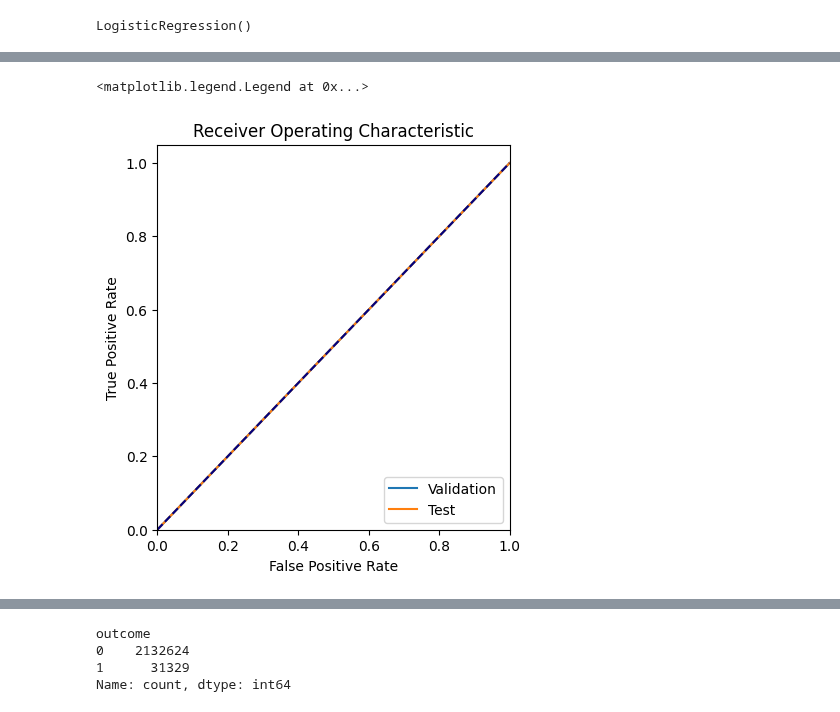
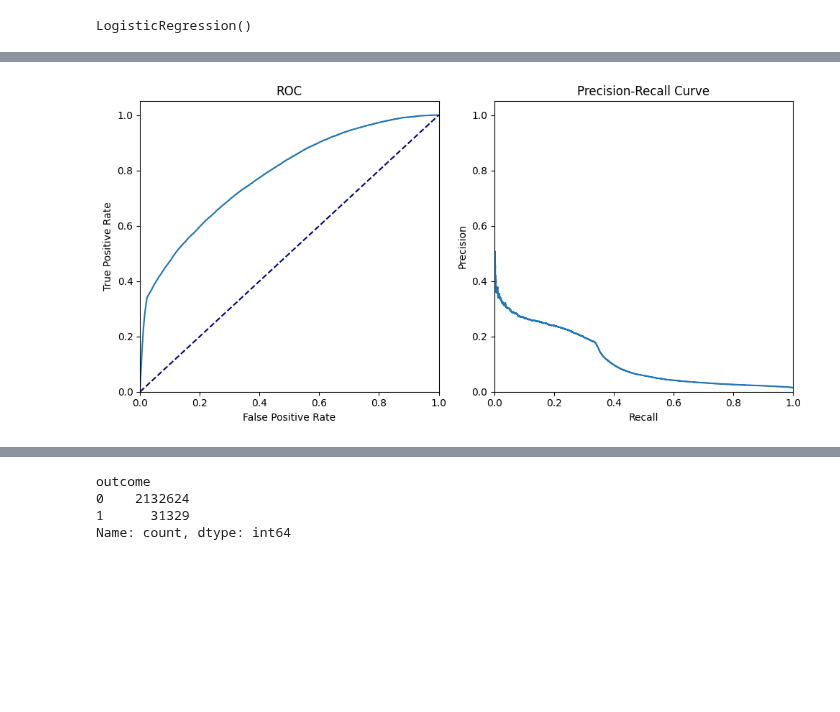
Before and after one commit to dan1dr/zrive-ds, a Jupyter notebook: src/module_3/push_exploration.ipynb, the cells around one changed output, grey strips where cells are left out. Saved outputs shown, nothing was run; the diff lists cells and outputs as text; code cells hidden in the pictures; blank space fills up the shorter version.

```diff
--- a/src/module_3/push_exploration.ipynb
+++ b/src/module_3/push_exploration.ipynb
@@ -215,0 +285,19 @@ LogisticRegression()
+# %%
+from sklearn.preprocessing import StandardScaler
+
+X = final_data.drop(columns='outcome')
+y = final_data['outcome']
+
+# Feature scaler and apply to X data
+scaler = StandardScaler()
+X = scaler.fit_transform(X)
+
+# Split again
+X_train, X_temp, y_train, y_temp = train_test_split(X, y, test_size=0.2, random_state=33)
+X_val, X_test, y_val, y_test = train_test_split(X, y, test_size=0.5, random_state=33)
+
+# Initialize model
+model = LogisticRegression()
+
+# Train
+model.fit(X_train, y_train)
@@ -290,26 +329,33 @@ weighted avg       0.98      0.99      0.98   1081977
 # %%
-from sklearn.metrics import roc_curve, auc, precision_recall_curve
-
 # Calculate probabilities for the positive class
 y_val_probs = model.predict_proba(X_val)[:, 1]
-y_test_probs = model.predict_proba(X_test)[:, 1]
 
 # ROC Curve
 fpr_val, tpr_val, _ = roc_curve(y_val, y_val_probs)
-fpr_test, tpr_test, _ = roc_curve(y_test, y_test_probs)
 
 plt.figure(figsize=(10,5))
 
 plt.subplot(1, 2, 1)
-plt.plot(fpr_val, tpr_val, label='Validation')
-plt.plot(fpr_test, tpr_test, label='Test')
+plt.plot(fpr_val, tpr_val)
 plt.plot([0, 1], [0, 1], color='navy', linestyle='--')
 plt.xlim([0.0, 1.0])
 plt.ylim([0.0, 1.05])
 plt.xlabel('False Positive Rate')
 plt.ylabel('True Positive Rate')
-plt.title('Receiver Operating Characteristic')
-plt.legend(loc="lower right")
+plt.title('ROC')
+
+# Precision-Recall Curve
+precision_val, recall_val, _ = precision_recall_curve(y_val, y_val_probs)
+
+plt.subplot(1, 2, 2)
+plt.plot(recall_val, precision_val)
+plt.xlim([0.0, 1.0])
+plt.ylim([0.0, 1.05])
+plt.xlabel('Recall')
+plt.ylabel('Precision')
+plt.title('Precision-Recall Curve')
+
+plt.tight_layout()
+plt.show()
 # %% [output]
-<matplotlib.legend.Legend at 0x...>
-[figure, old version]
+[figure, new version]
```
Also changed, not shown: parts of 29 cells of this notebook.
